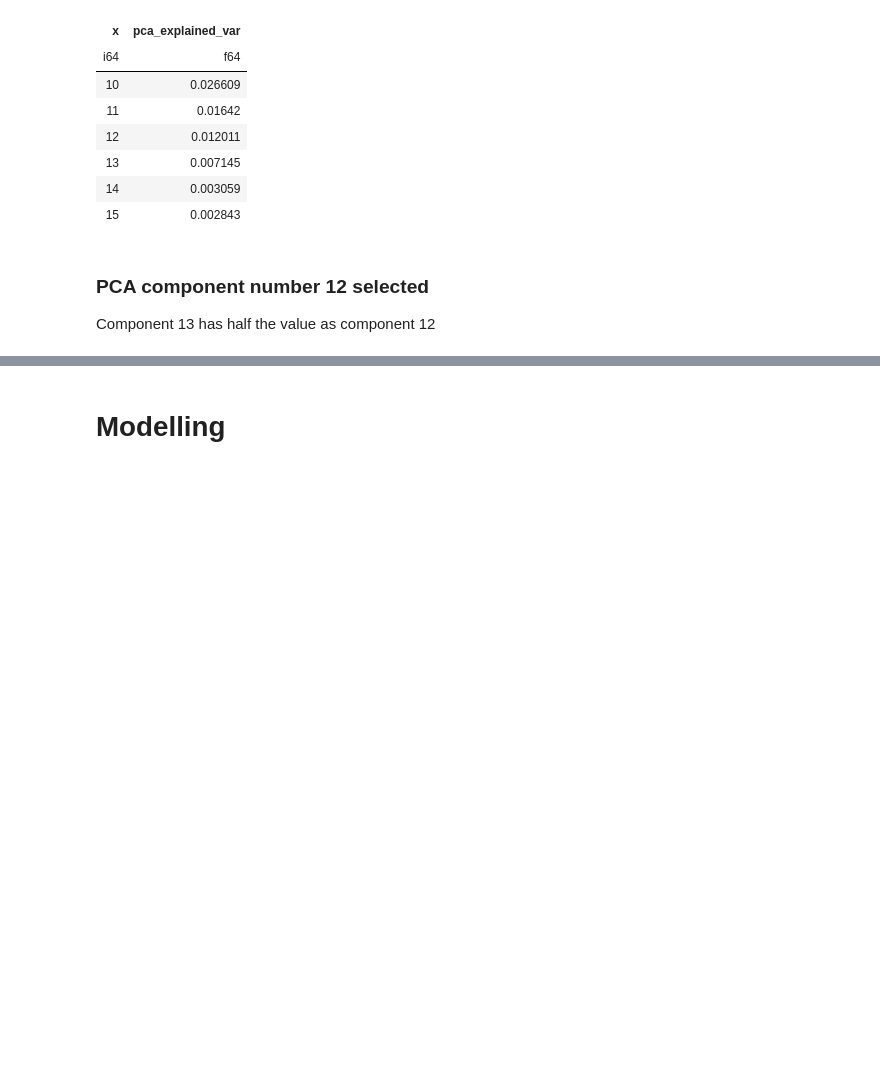
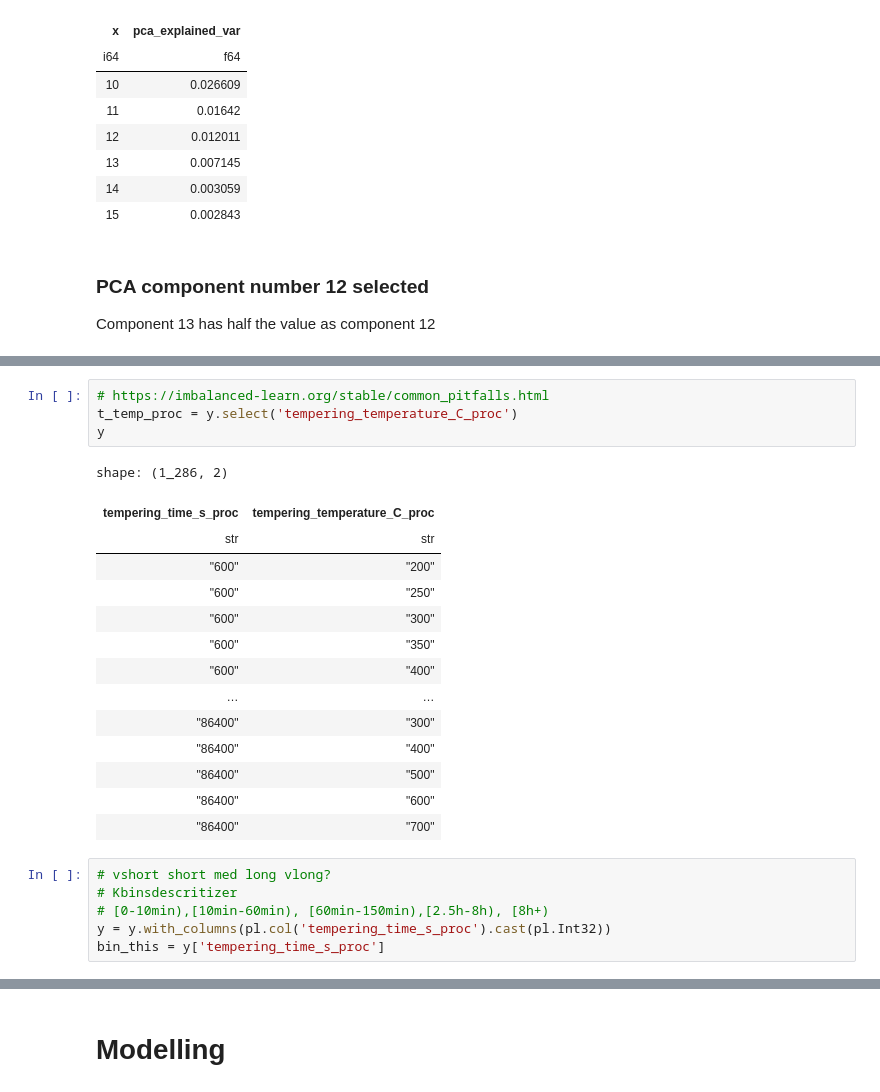
Before and after one commit to Nate-Sheibley/Mild-Steel-Tempering, a Jupyter notebook: Mild_Steel_Tempering-main.ipynb, the cells around one changed output, grey strips where cells are left out. Cells and saved outputs as stored; diff of their text form; blank space fills up the shorter version.

```diff
--- a/Mild_Steel_Tempering-main.ipynb
+++ b/Mild_Steel_Tempering-main.ipynb
@@ -1537,0 +1588,25 @@ y = pl.read_csv(f"{resources_path}/y.csv", schema=pl.Schema({"tempering_time_s_p
+# %%
+# https://imbalanced-learn.org/stable/common_pitfalls.html
+t_temp_proc = y.select('tempering_temperature_C_proc')
+y
+# %% [output]
+shape: (1_286, 2)
+| tempering_time_s_proc | tempering_temperature_C_proc |
+| str | str |
+| "600" | "200" |
+| "600" | "250" |
+| "600" | "300" |
+| "600" | "350" |
+| "600" | "400" |
+| … | … |
+| "86400" | "300" |
+| "86400" | "400" |
+| "86400" | "500" |
+| "86400" | "600" |
+| "86400" | "700" |
+# %%
+# vshort short med long vlong?
+# Kbinsdescritizer
+# [0-10min),[10min-60min), [60min-150min),[2.5h-8h), [8h+)
+y = y.with_columns(pl.col('tempering_time_s_proc').cast(pl.Int32))
+bin_this = y['tempering_time_s_proc']
```
Also changed, not shown: parts of 44 cells of this notebook, 2 other files.
